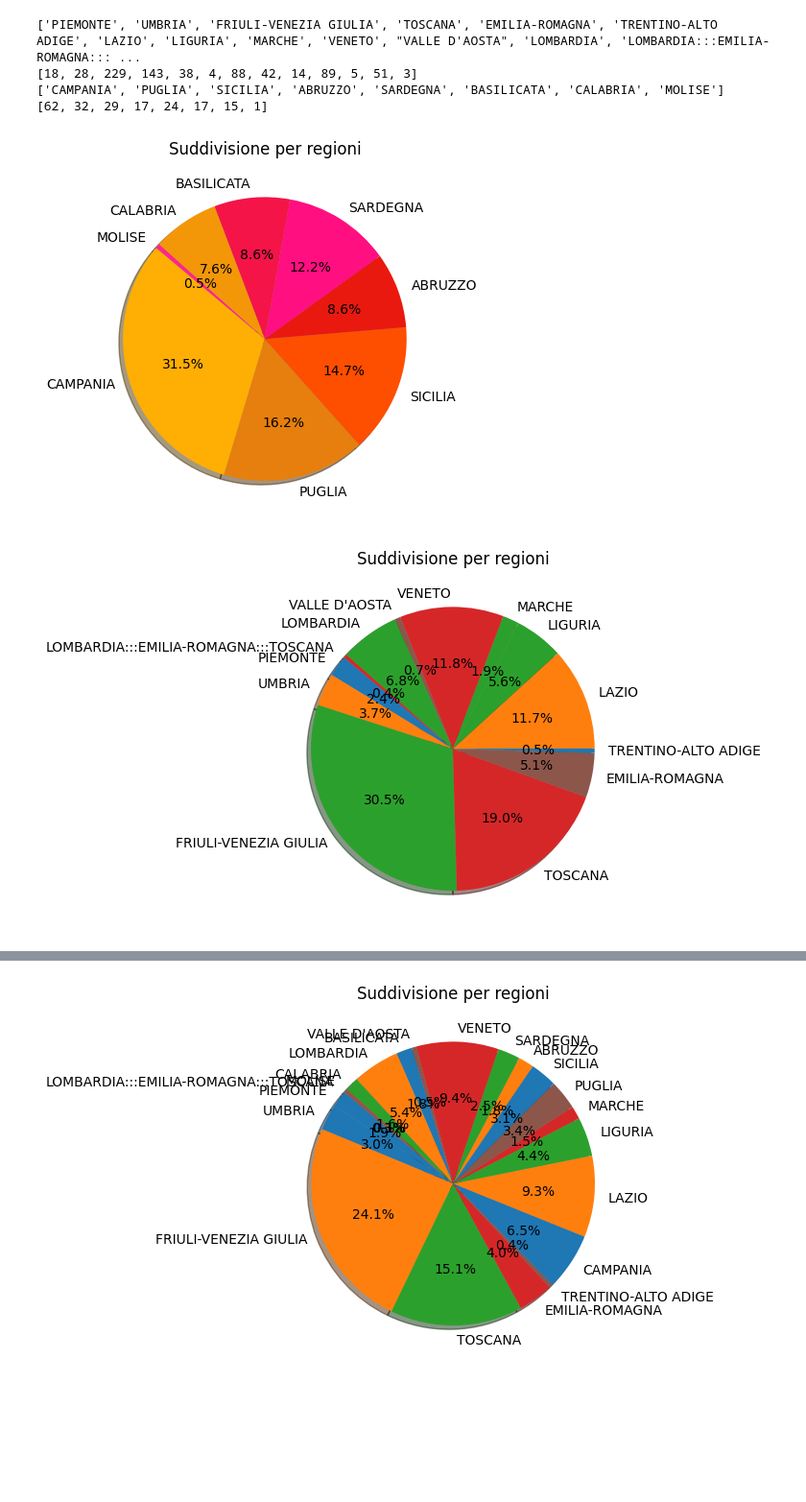
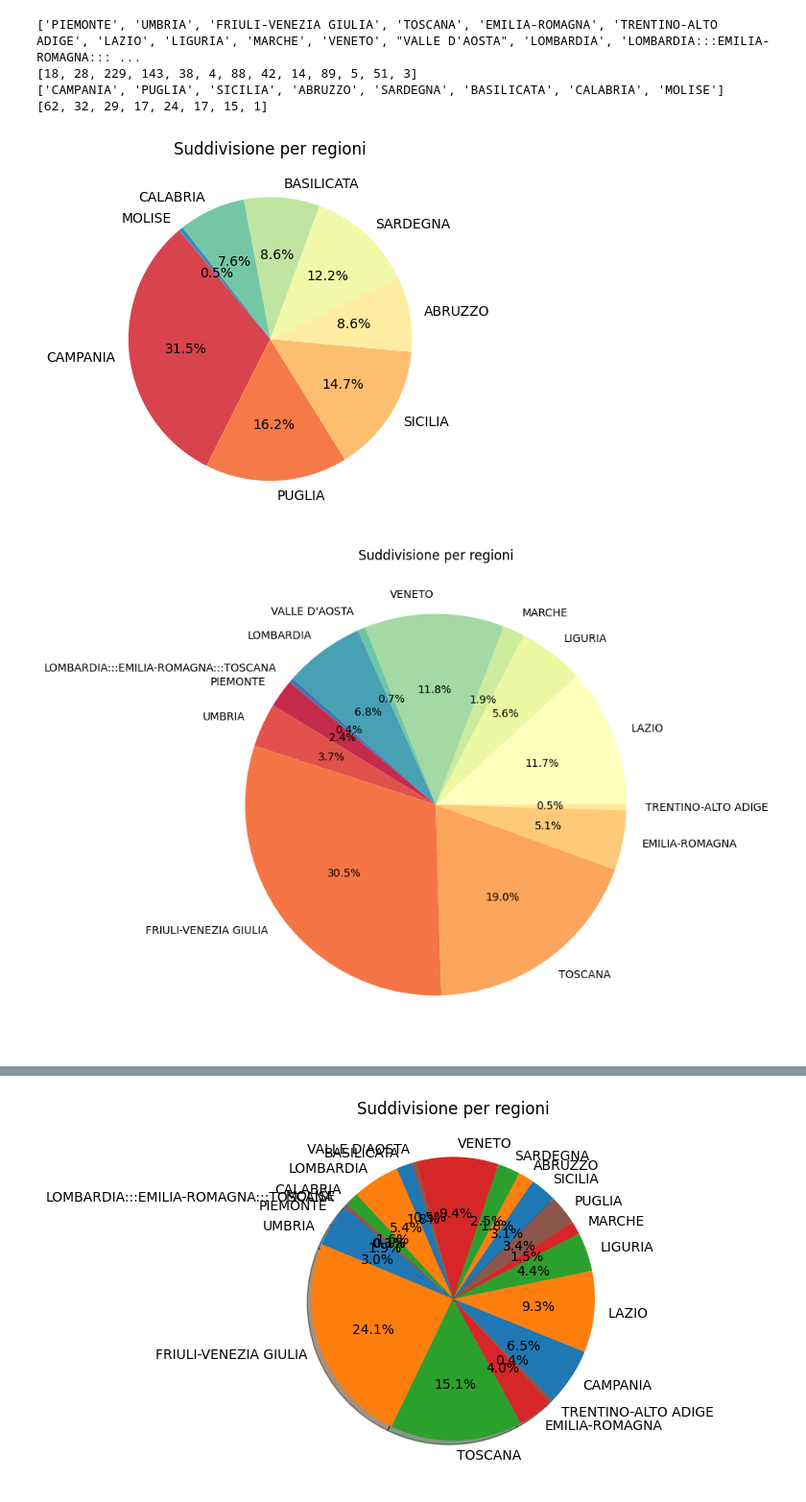
Before and after one commit to LorenzoLongarini/progetto-di-economia, a Jupyter notebook: economia_dataset.ipynb, the cells around one changed output, grey strips where cells are left out. Shown at 96% size. Saved outputs shown, nothing was run; the diff lists cells and outputs as text; code cells hidden in the pictures; blank space fills up the shorter version.

Commit message:
diagrams changes

```diff
--- a/economia_dataset.ipynb
+++ b/economia_dataset.ipynb
@@ -167,27 +124,30 @@ result.to_csv('total_data.csv', index=False)
 # %%
 country_data = array_sud_region
 medal_data = array_sud_num
-colors = ["#FFAE03", "#E67F0D", "#FE4E00", "#E9190F", "#FF0F80", "#F41448", "#F39708", "#FF258C"]
+palette = sns.color_palette("Spectral", len(country_data))
 explode = (0, 0, 0, 0, 0, 0, 0, 0)
-plt.pie(medal_data, labels=country_data, explode=explode, colors=colors,
-autopct='%1.1f%%', shadow=True, startangle=140)
+plt.pie(medal_data, labels=country_data, explode=explode, colors=palette ,
+autopct='%1.1f%%', shadow=False, startangle=130)
 # plt.hist(array, bins = 21)ù
 plt.title("Suddivisione per regioni")
 plt.show()
 # %% [output]
-[figure, old version]
+[figure, new version]
 # %%
 country_data = array_nord_region
 medal_data = array_nord_num
-colors = ["#1f77b4", "#ff7f0e", "#2ca02c", "#d62728", "#8c564b","#1f77b4", "#ff7f0e", "#2ca02c","#2ca02c", "#d62728", "#8c564b","#2ca02c", "#d62728"]
+plt.figure(figsize=(8,8))
+palette = sns.color_palette("Spectral", len(country_data))
 explode = (0, 0, 0, 0, 0, 0, 0, 0, 0, 0, 0, 0, 0,)
-plt.pie(medal_data, labels=country_data, explode=explode, colors=colors,
-autopct='%1.1f%%', shadow=True, startangle=140)
+plt.pie(medal_data, labels=country_data, explode=explode, colors=palette,
+autopct='%1.1f%%', shadow=False, startangle=140)
 # plt.hist(array, bins = 21)
 plt.title("Suddivisione per regioni")
+
+# plt.plot(fig_size=(50,50))
 plt.show()
 # %% [output]
-[figure, old version]
+[figure, new version]
 # %%
 country_data = ['Centro-Nord', 'Mezzogiorno']
 medal_data = [79.24, 11.76]
```
Also changed, not shown: parts of 6 cells of this notebook, 1 other file.
